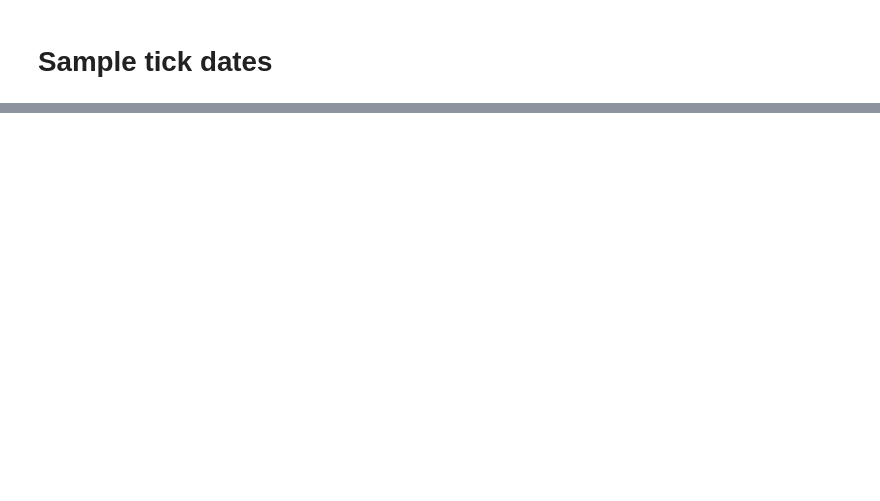
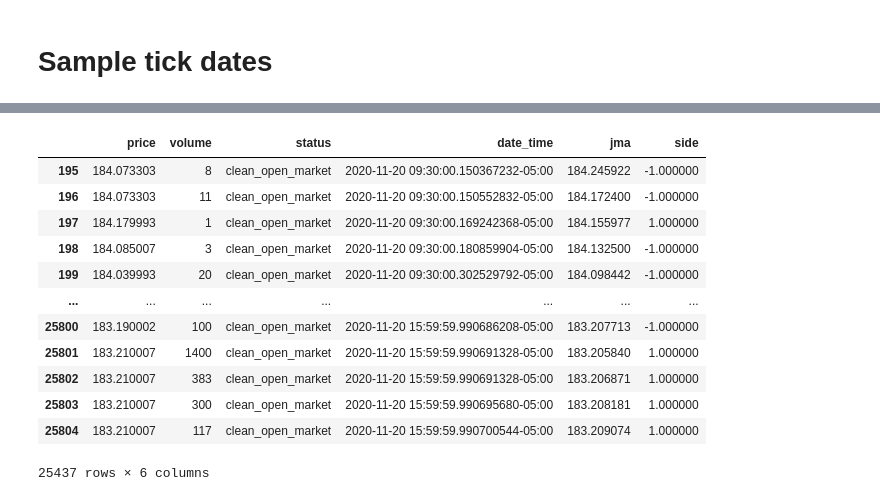
Before and after one commit to wangscu/pandas-polygon, a Jupyter notebook: nb_bars.ipynb, the cells around one changed output, grey strips where cells are left out. Cells and saved outputs as stored; diff of their text form; code cells hidden in the pictures; blank space fills up the shorter version.

```diff
--- a/nb_bars.ipynb
+++ b/nb_bars.ipynb
@@ -88,0 +101,16 @@ pd.DataFrame(bar_dates['bars'])
+# %%
+tdf[tdf.status.str.startswith('clean_open')]
+# %% [output]
+|  | price | volume | status | date_time | jma | side |
+| 195 | 184.073303 | 8 | clean_open_market | 2020-11-20 09:30:00.150367232-05:00 | 184.245922 | -1.000000 |
+| 196 | 184.073303 | 11 | clean_open_market | 2020-11-20 09:30:00.150552832-05:00 | 184.172400 | -1.000000 |
+| 197 | 184.179993 | 1 | clean_open_market | 2020-11-20 09:30:00.169242368-05:00 | 184.155977 | 1.000000 |
+| 198 | 184.085007 | 3 | clean_open_market | 2020-11-20 09:30:00.180859904-05:00 | 184.132500 | -1.000000 |
+| 199 | 184.039993 | 20 | clean_open_market | 2020-11-20 09:30:00.302529792-05:00 | 184.098442 | -1.000000 |
+| ... | ... | ... | ... | ... | ... | ... |
+| 25800 | 183.190002 | 100 | clean_open_market | 2020-11-20 15:59:59.990686208-05:00 | 183.207713 | -1.000000 |
+| 25801 | 183.210007 | 1400 | clean_open_market | 2020-11-20 15:59:59.990691328-05:00 | 183.205840 | 1.000000 |
+| 25802 | 183.210007 | 383 | clean_open_market | 2020-11-20 15:59:59.990691328-05:00 | 183.206871 | 1.000000 |
+| 25803 | 183.210007 | 300 | clean_open_market | 2020-11-20 15:59:59.990695680-05:00 | 183.208181 | 1.000000 |
+| 25804 | 183.210007 | 117 | clean_open_market | 2020-11-20 15:59:59.990700544-05:00 | 183.209074 | 1.000000 |
+25437 rows × 6 columns
```
Also changed, not shown: parts of 10 cells of this notebook, 6 other files.
